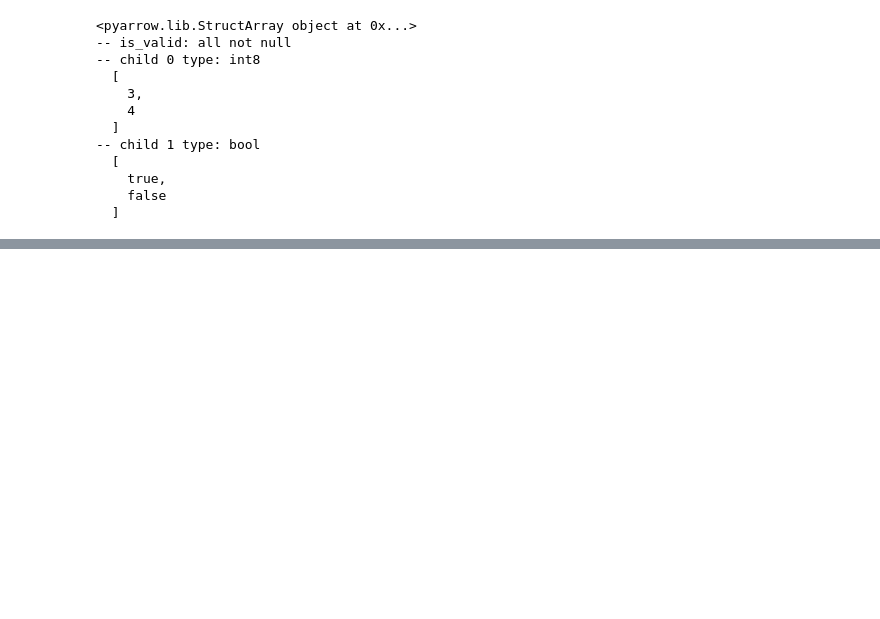
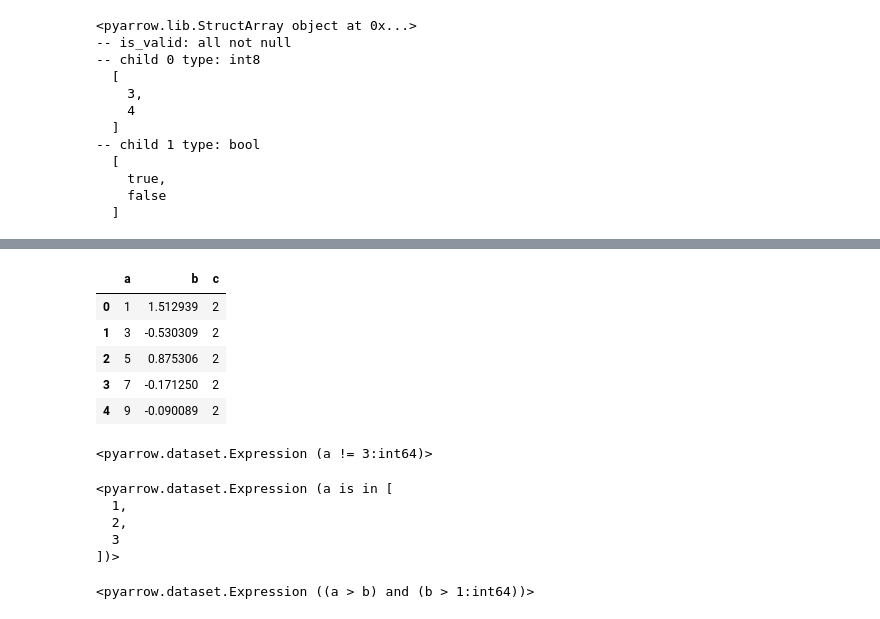
Before and after one commit to hkverma/litendb, a Jupyter notebook: py/arrow_tutorials.ipynb, the cells around one changed output, grey strips where cells are left out. Cells and saved outputs as stored; diff of their text form; code cells hidden in the pictures; blank space fills up the shorter version.

```diff
--- a/py/arrow_tutorials.ipynb
+++ b/py/arrow_tutorials.ipynb
@@ -239,0 +1036,25 @@ pa.array([(3, True), (4, False)], type=ty)
+# %%
+dataset.to_table(filter=ds.field('c') == 2).to_pandas()
+# %% [output]
+|  | a | b | c |
+| 0 | 1 | 1.512939 | 2 |
+| 1 | 3 | -0.530309 | 2 |
+| 2 | 5 | 0.875306 | 2 |
+| 3 | 7 | -0.171250 | 2 |
+| 4 | 9 | -0.090089 | 2 |
+# %%
+ds.field('a') != 3
+# %% [output]
+<pyarrow.dataset.Expression (a != 3:int64)>
+# %%
+ds.field('a').isin([1, 2, 3])
+# %% [output]
+<pyarrow.dataset.Expression (a is in [
+  1,
+  2,
+  3
+])>
+# %%
+(ds.field('a') > ds.field('b')) & (ds.field('b') > 1)
+# %% [output]
+<pyarrow.dataset.Expression ((a > b) and (b > 1:int64))>
```
Also changed, not shown: parts of 141 cells of this notebook, 1 other file.
